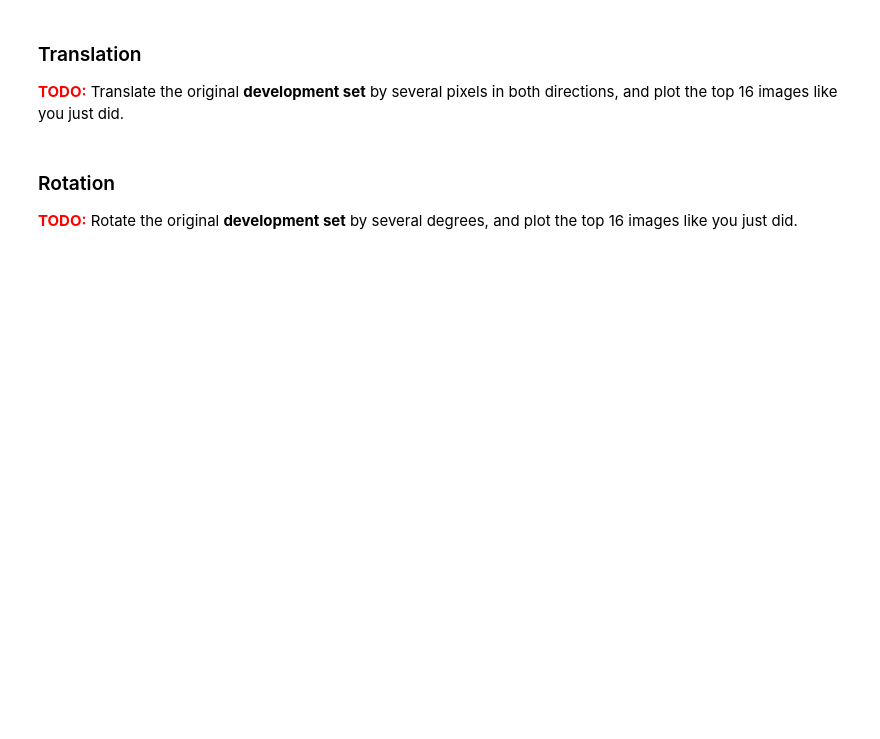
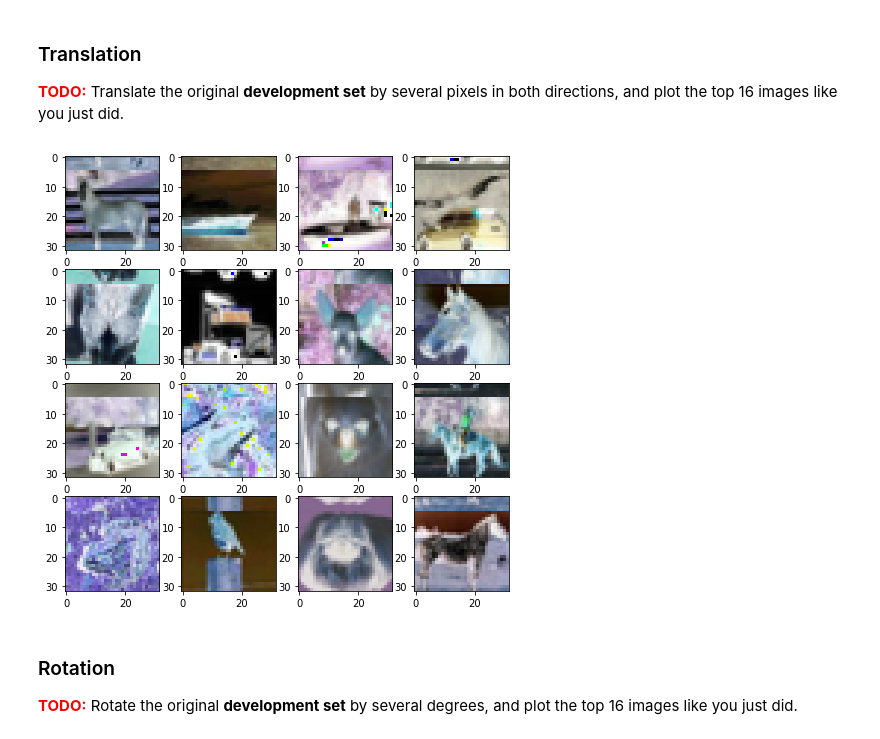
Before and after one commit to crowegian/NNetsDL_F17, a Jupyter notebook: assignment2/task4-augmentation.ipynb, the cells around one changed output. Saved outputs shown, nothing was run; the diff lists cells and outputs as text; code cells hidden in the pictures; blank space fills up the shorter version.

```diff
--- a/assignment2/task4-augmentation.ipynb
+++ b/assignment2/task4-augmentation.ipynb
@@ -135,3 +134,9 @@ print(np.random.randint(low = 0, high = 10, size = 10))
+# %%
+myGen = ImageGenerator(x = X_dev, y = y_dev)
+myGen.translate(shift_height = 5, shift_width = 5)
+myGen.show()
+# %% [output]
+[figure, added]
 # %% [markdown]
 ### Rotation
 
```
Also changed, not shown: parts of 20 cells of this notebook, 21 other files.
